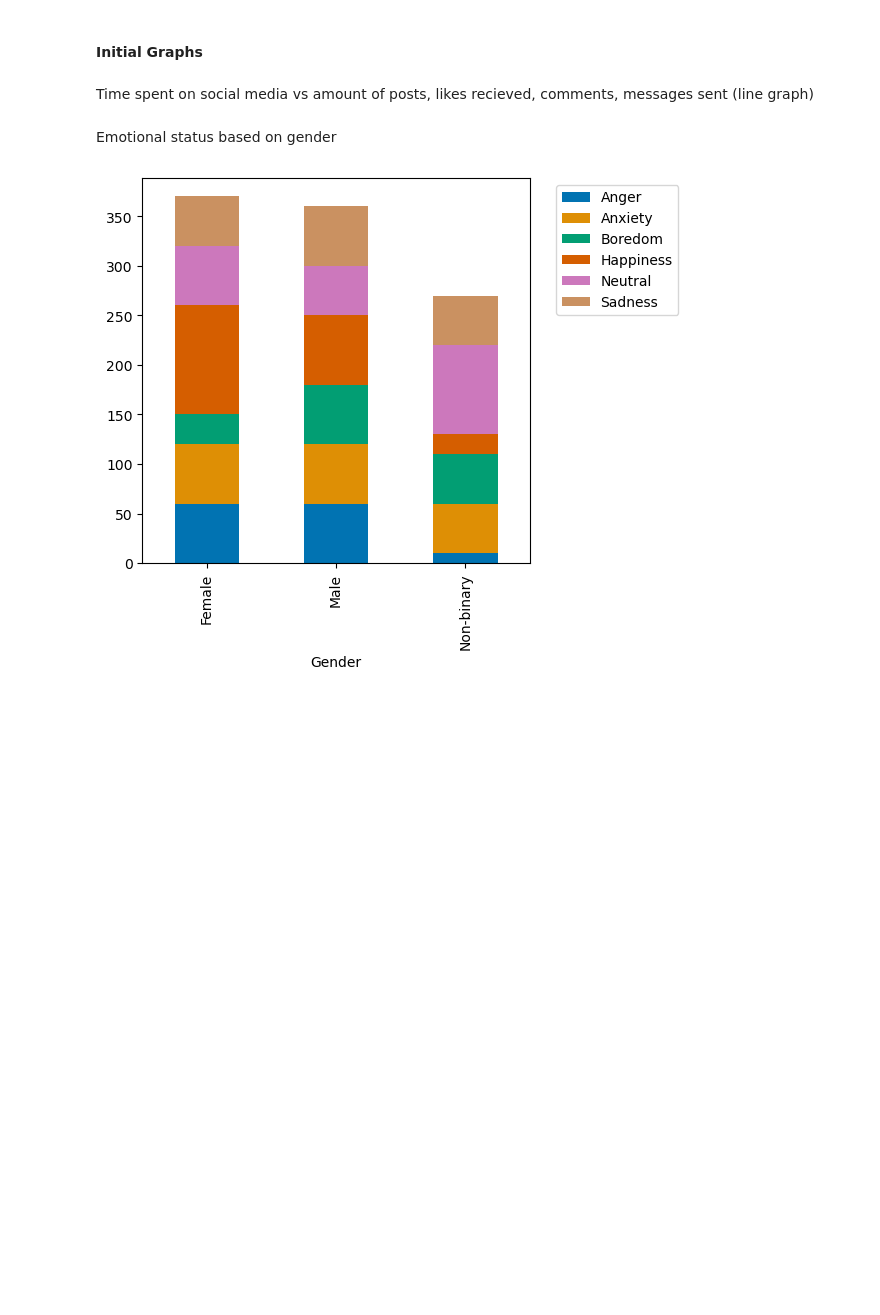
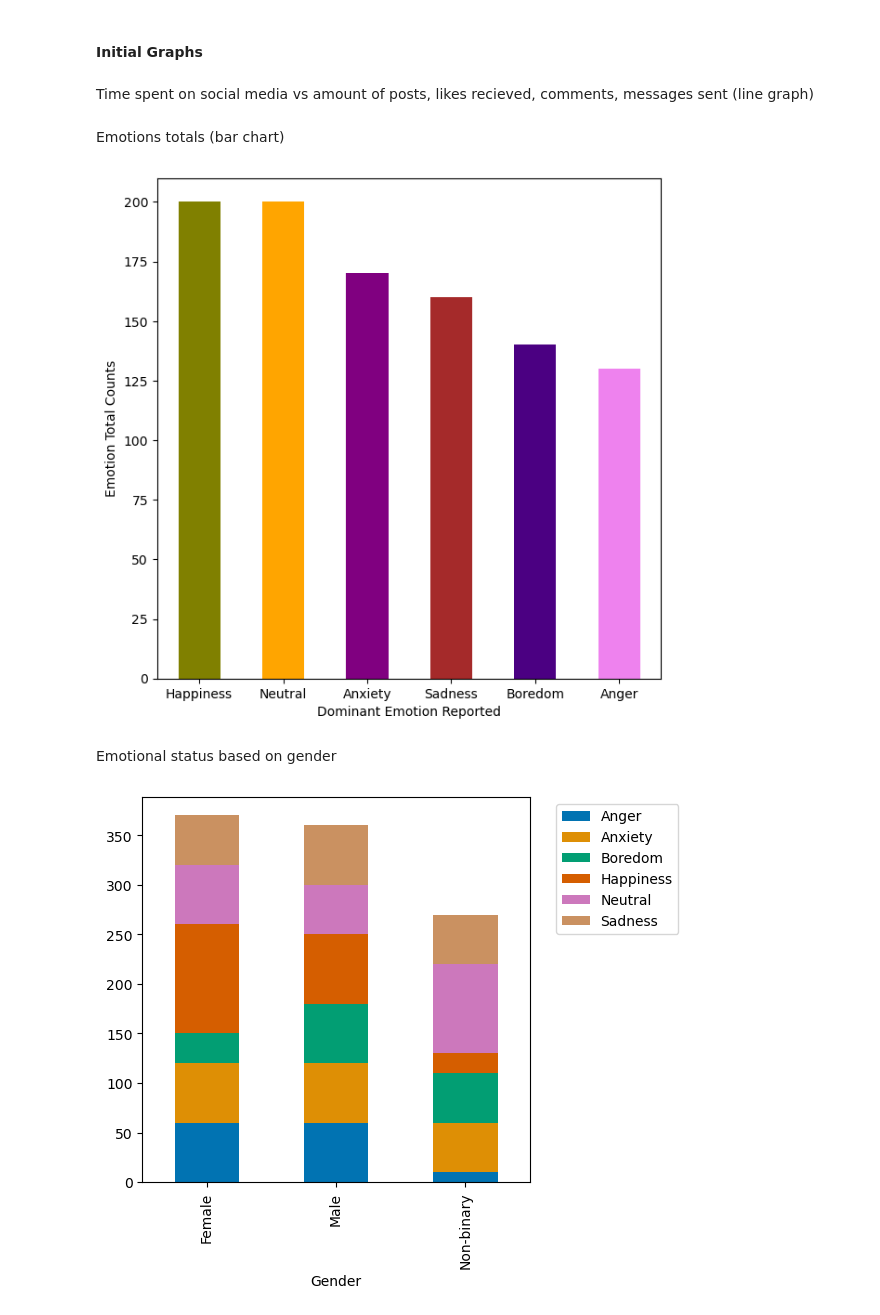
Before and after one commit to Austin-Heard/social-media-emotional-effects, a Jupyter notebook: notebooks/data_template.ipynb, the cells around one changed output. Saved outputs shown, nothing was run; the diff lists cells and outputs as text; code cells hidden in the pictures; blank space fills up the shorter version.

Commit message:
Adds bar chart creation based on a categorial column count

```diff
--- a/notebooks/data_template.ipynb
+++ b/notebooks/data_template.ipynb
@@ -322,6 +322,17 @@ test_socialmedia_db.groupby(columns)
 #### Initial Graphs
 # %% [markdown]
 Time spent on social media vs amount of posts, likes recieved, comments, messages sent (line graph)
+# %% [markdown]
+Emotions totals  (bar chart)
+# %%
+socialmedia_db["Dominant_Emotion"].value_counts().plot(kind='bar', figsize=(7, 7), color=['olive', 'orange', 'purple', 'brown', 'indigo', 'violet'])
+plt.ylabel("Emotion Total Counts")
+plt.xlabel("Dominant Emotion Reported")
+plt.xticks(rotation=0)
+plt.savefig('../img/Emotion_Totals.png', bbox_inches='tight')
+plt.show()
+# %% [output]
+[figure, added]
 # %% [markdown]
 Emotional status based on gender
 # %%
```
Also changed, not shown: 2 other files.
